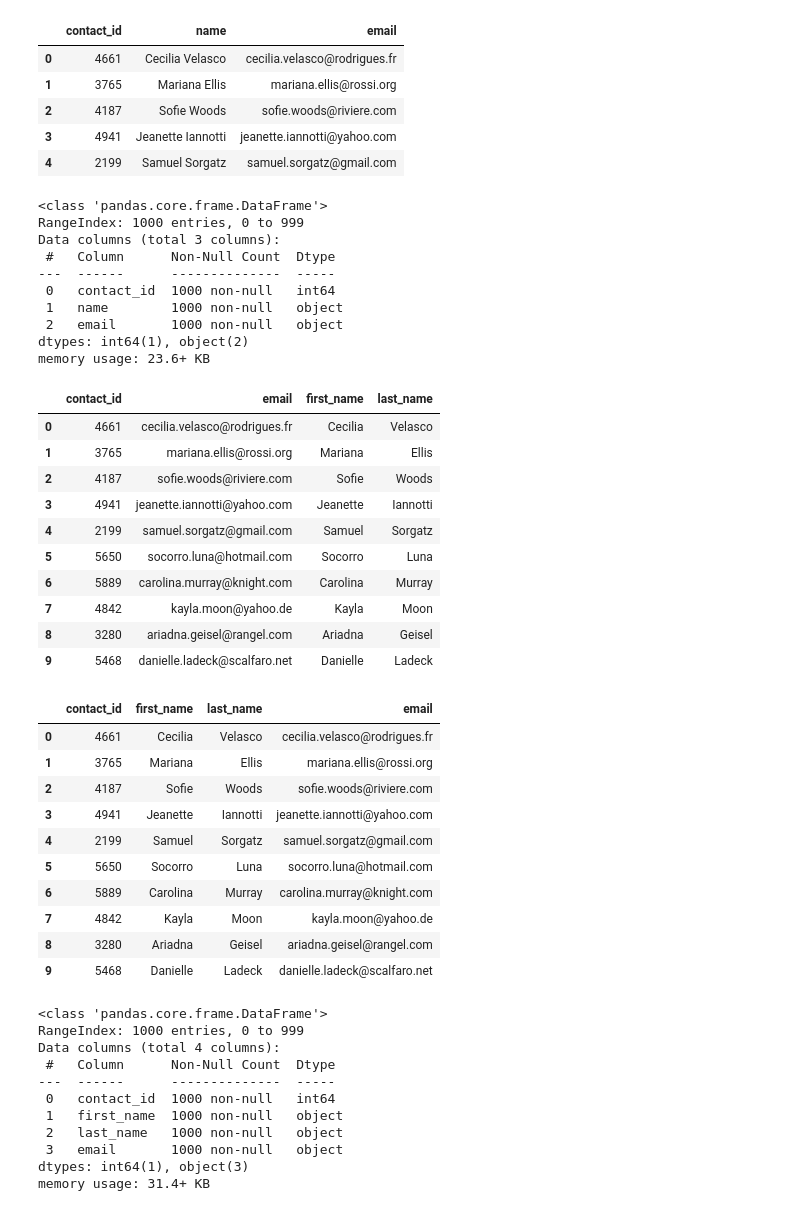
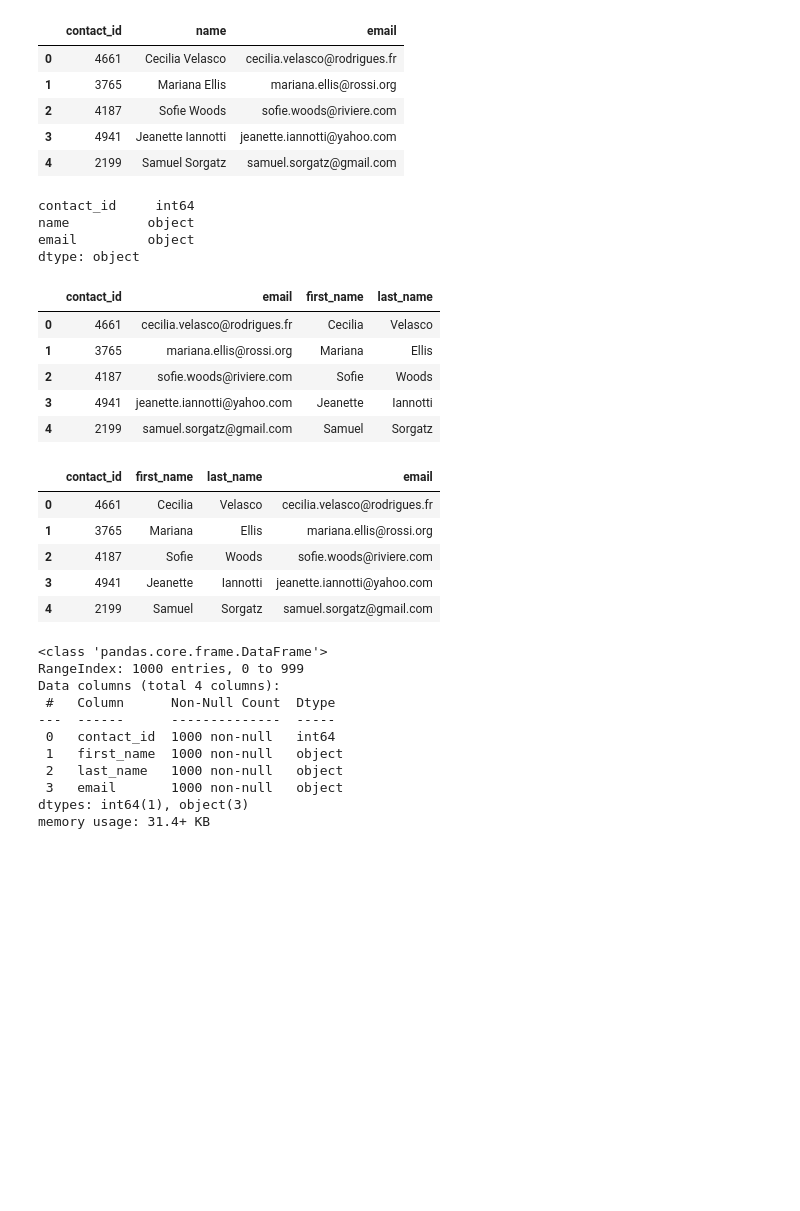
Before and after one commit to Nicholas-Simpson/Project_2, a Jupyter notebook: ETL_Mini_Project_Finished_Code.ipynb, the cells around one changed output. Saved outputs shown, nothing was run; the diff lists cells and outputs as text; code cells hidden in the pictures; blank space fills up the shorter version.

```diff
--- a/ETL_Mini_Project_Starter_Code.ipynb
+++ b/ETL_Mini_Project_Finished_Code.ipynb
@@ -279,7 +294,7 @@ campaign_cleaned.to_csv("Resources/campaign.csv", index=False)
 ### Extract the contacts.xlsx Data.
 # %%
 # Read the data into a Pandas DataFrame. Use the `header=2` parameter when reading in the data.
-contact_info_df = pd.read_excel('Resources/contacts.xlsx', header=2)
+contact_info_df = pd.read_excel('Resources/contacts.xlsx', header=3)
 contact_info_df.head()
 # %% [output]
 |  | contact_info |
@@ -304,7 +319,11 @@ Then export the DataFrame as a `contacts.csv` CSV file.
 # Iterate through the contact_info_df and convert each row to a dictionary.
 import json
 dict_values = []
-
+for i, data in contact_info_df.iterrows():
+    row_data = data['contact_info']
+    conv_data = json.loads(row_data)
+    row_values = [v for v in conv_data.values()]
+    dict_values.append(row_values)
 
 # Print out the list of values for each row.
 print(dict_values)
@@ -313,6 +332,9 @@ print(dict_values)
 # %%
 # Create a contact_info DataFrame and add each list of values, i.e., each row
 # to the 'contact_id', 'name', 'email' columns.
+contact_info = pd.DataFrame(dict_values, columns=['contact_id', 'name', 'email'])
+
+contact_info.head()
 # %% [output]
 |  | contact_id | name | email |
 | 0 | 4661 | Cecilia Velasco | cecilia.velasco@rodrigues.fr |
@@ -322,36 +344,30 @@ print(dict_values)
 | 4 | 2199 | Samuel Sorgatz | samuel.sorgatz@gmail.com |
 # %%
 # Check the datatypes.
+contact_info.dtypes
 # %% [output]
-<class 'pandas.core.frame.DataFrame'>
-RangeIndex: 1000 entries, 0 to 999
-Data columns (total 3 columns):
- #   Column      Non-Null Count  Dtype
----  ------      --------------  -----
- 0   contact_id  1000 non-null   int64
- 1   name        1000 non-null   object
- 2   email       1000 non-null   object
-dtypes: int64(1), object(2)
-memory usage: 23.6+ KB
+contact_id     int64
+name          object
+email         object
+dtype: object
 # %%
 # Create a "first"name" and "last_name" column with the first and last names from the "name" column.
-
+contact_info[['first_name', 'last_name']] = contact_info['name'].str.split(' ', expand=True)
 
 # Drop the contact_name column
+contact_info.drop(columns=['name'], inplace=True)
+contact_info.head()
 # %% [output]
 |  | contact_id | email | first_name | last_name |
 | 0 | 4661 | cecilia.velasco@rodrigues.fr | Cecilia | Velasco |
 | 1 | 3765 | mariana.ellis@rossi.org | Mariana | Ellis |
 | 2 | 4187 | sofie.woods@riviere.com | Sofie | Woods |
 | 3 | 4941 | jeanette.iannotti@yahoo.com | Jeanette | Iannotti |
 | 4 | 2199 | samuel.sorgatz@gmail.com | Samuel | Sorgatz |
-| 5 | 5650 | socorro.luna@hotmail.com | Socorro | Luna |
-| 6 | 5889 | carolina.murray@knight.com | Carolina | Murray |
-| 7 | 4842 | kayla.moon@yahoo.de | Kayla | Moon |
-| 8 | 3280 | ariadna.geisel@rangel.com | Ariadna | Geisel |
-| 9 | 5468 | danielle.ladeck@scalfaro.net | Danielle | Ladeck |
 # %%
 # Reorder the columns
+contact_info = contact_info[['contact_id', 'first_name', 'last_name', 'email']]
+contact_info.head()
 # %% [output]
 |  | contact_id | first_name | last_name | email |
 | 0 | 4661 | Cecilia | Velasco | cecilia.velasco@rodrigues.fr |
@@ -359,10 +375,5 @@ memory usage: 23.6+ KB
 | 2 | 4187 | Sofie | Woods | sofie.woods@riviere.com |
 | 3 | 4941 | Jeanette | Iannotti | jeanette.iannotti@yahoo.com |
 | 4 | 2199 | Samuel | Sorgatz | samuel.sorgatz@gmail.com |
-| 5 | 5650 | Socorro | Luna | socorro.luna@hotmail.com |
-| 6 | 5889 | Carolina | Murray | carolina.murray@knight.com |
-| 7 | 4842 | Kayla | Moon | kayla.moon@yahoo.de |
-| 8 | 3280 | Ariadna | Geisel | ariadna.geisel@rangel.com |
-| 9 | 5468 | Danielle | Ladeck | danielle.ladeck@scalfaro.net |
 # %%
 # Check the datatypes one more time before exporting as CSV file.
```
Also changed, not shown: parts of 20 cells of this notebook, 7 other files.
